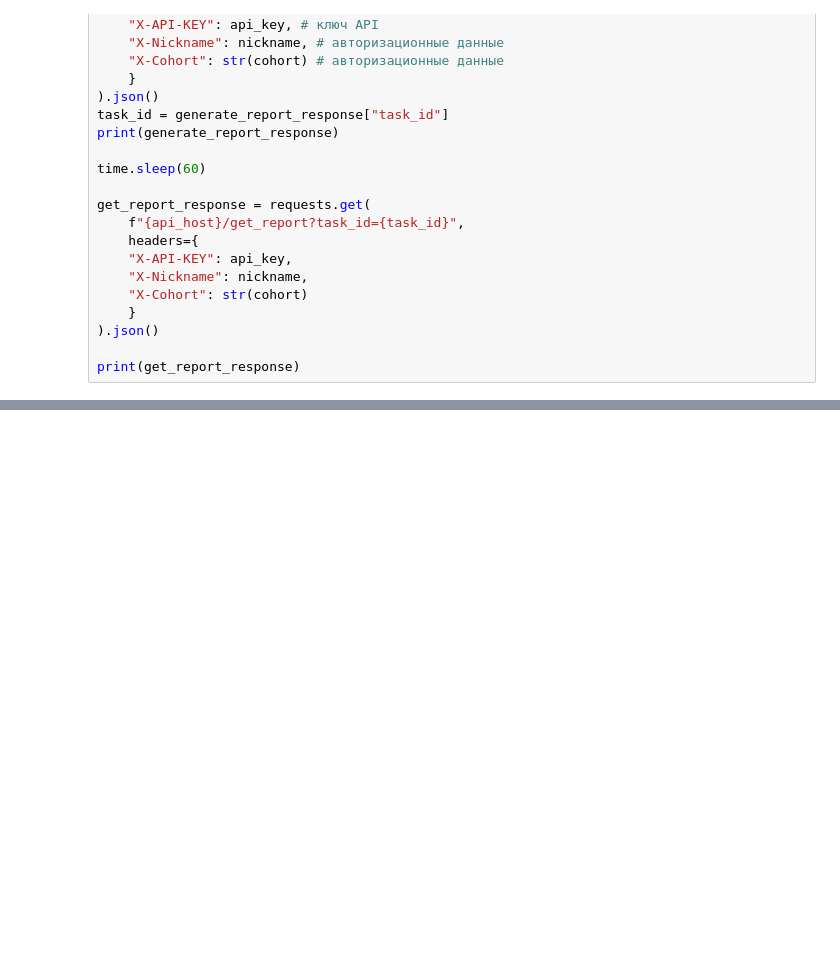
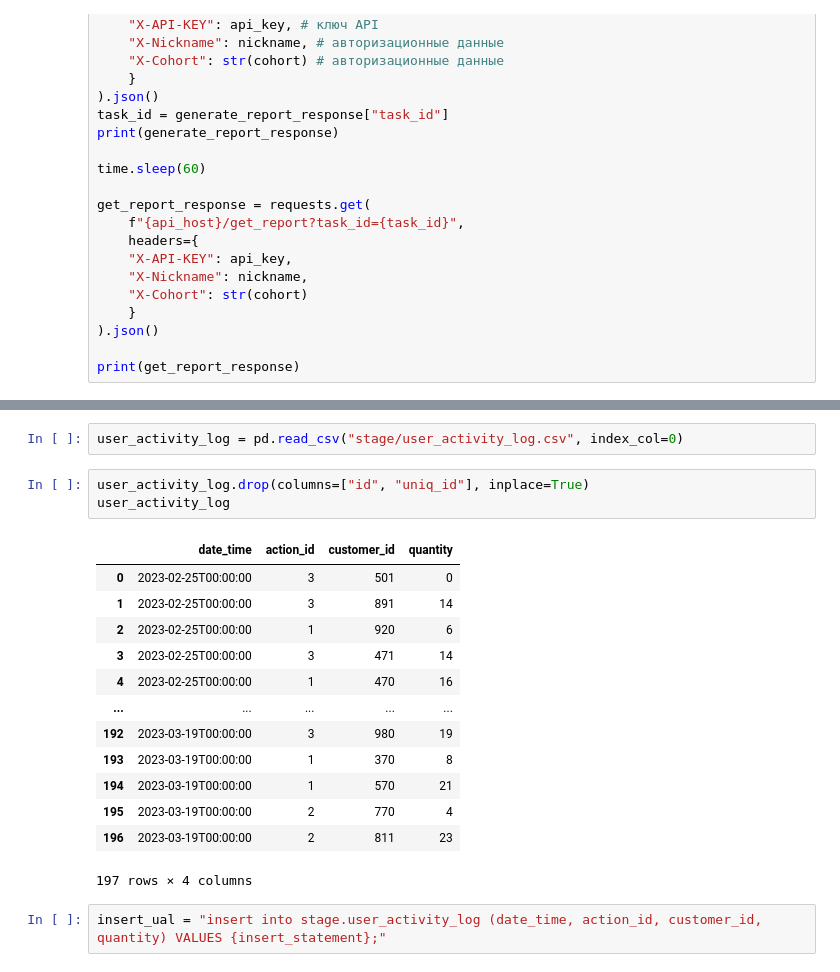
Before and after one commit to Alex-Zhukov/DE, a Jupyter notebook: YP/DE/3_sprint/theory.ipynb, the cells around one changed output, grey strips where cells are left out. Drawn from its saved outputs; the diff is of its cells as text; blank space fills up the shorter version.

```diff
--- a/YP/DE/3_sprint/theory.ipynb
+++ b/YP/DE/3_sprint/theory.ipynb
@@ -56,0 +135,21 @@ print(get_report_response)
+# %%
+user_activity_log = pd.read_csv("stage/user_activity_log.csv", index_col=0)
+# %%
+user_activity_log.drop(columns=["id", "uniq_id"], inplace=True)
+user_activity_log
+# %% [output]
+|  | date_time | action_id | customer_id | quantity |
+| 0 | 2023-02-25T00:00:00 | 3 | 501 | 0 |
+| 1 | 2023-02-25T00:00:00 | 3 | 891 | 14 |
+| 2 | 2023-02-25T00:00:00 | 1 | 920 | 6 |
+| 3 | 2023-02-25T00:00:00 | 3 | 471 | 14 |
+| 4 | 2023-02-25T00:00:00 | 1 | 470 | 16 |
+| ... | ... | ... | ... | ... |
+| 192 | 2023-03-19T00:00:00 | 3 | 980 | 19 |
+| 193 | 2023-03-19T00:00:00 | 1 | 370 | 8 |
+| 194 | 2023-03-19T00:00:00 | 1 | 570 | 21 |
+| 195 | 2023-03-19T00:00:00 | 2 | 770 | 4 |
+| 196 | 2023-03-19T00:00:00 | 2 | 811 | 23 |
+197 rows × 4 columns
+# %%
+insert_ual = "insert into stage.user_activity_log (date_time, action_id, customer_id, quantity) VALUES {insert_statement};"
```
Also changed, not shown: parts of 15 cells of this notebook, 5 other files.
